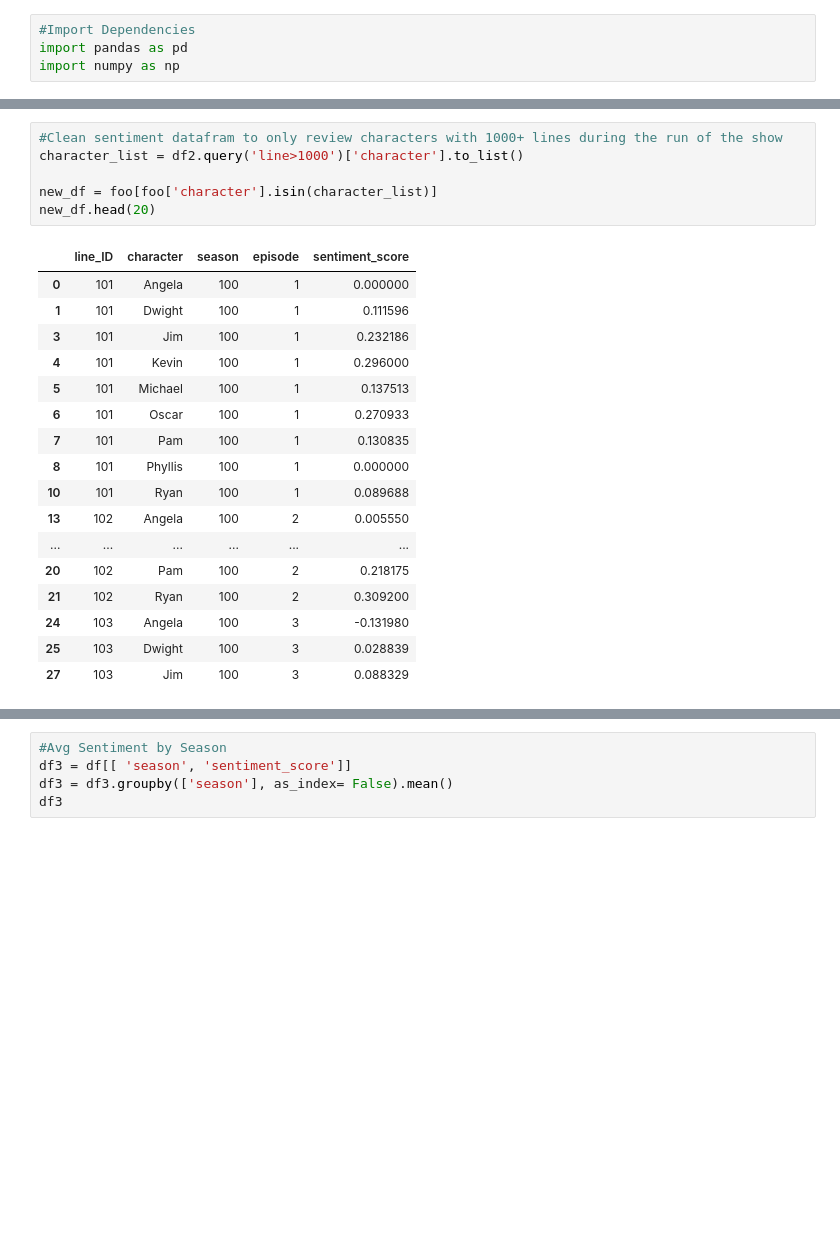
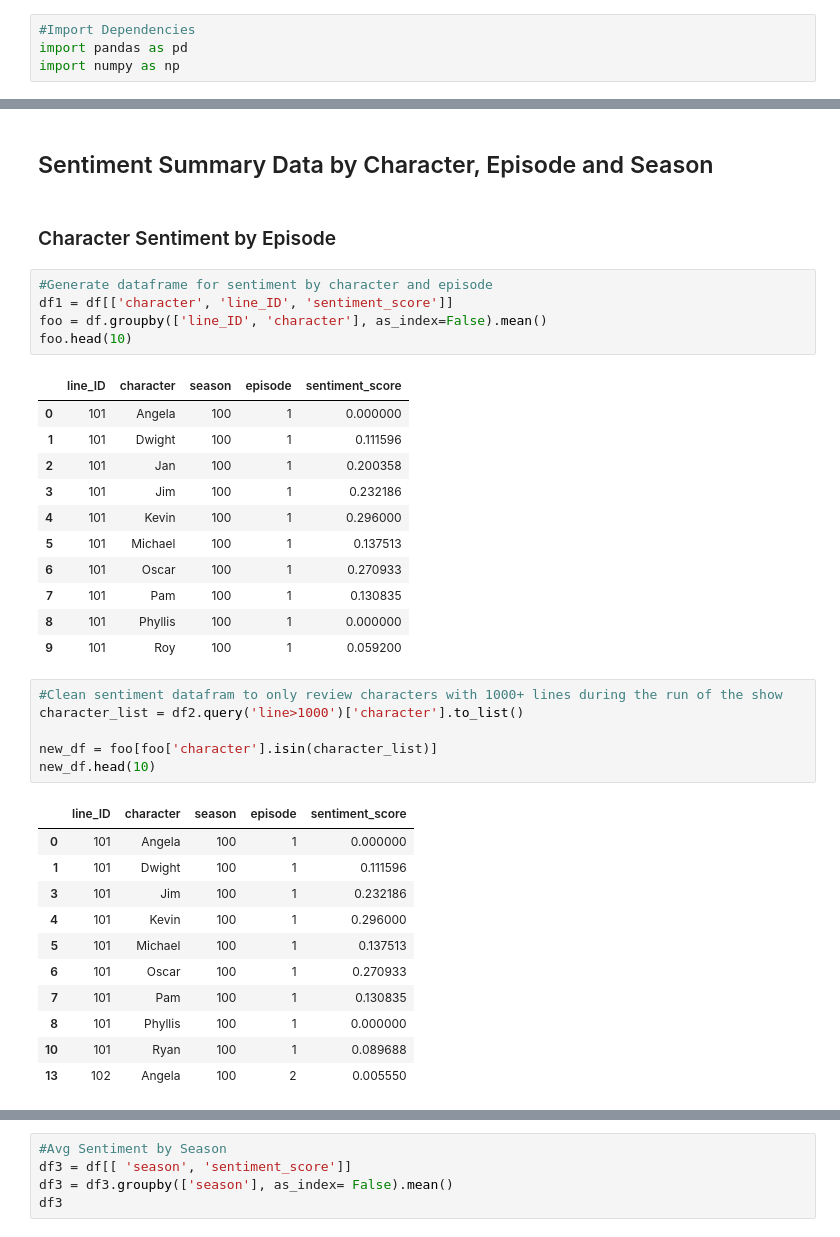
Before and after one commit to Kiehl012/Threat_Level_Midnight, a Jupyter notebook: kbradleyvogt/Sentiment Chart.ipynb, the cells around one changed output, grey strips where cells are left out. Cells and saved outputs as stored; diff of their text form; blank space fills up the shorter version.

```diff
--- a/kbradleyvogt/Sentiment Chart.ipynb
+++ b/kbradleyvogt/Sentiment Chart.ipynb
@@ -53,30 +48,45 @@ df2.head(10)
 | 22 | Oscar | 1552 |
 | 10 | Erin | 1474 |
 | 28 | Ryan | 1415 |
+# %% [markdown]
+## Sentiment Summary Data by Character, Episode and Season
+# %% [markdown]
+### Character Sentiment by Episode
+# %%
+#Generate dataframe for sentiment by character and episode
+df1 = df[['character', 'line_ID', 'sentiment_score']]
+foo = df.groupby(['line_ID', 'character'], as_index=False).mean()
+foo.head(10)
+# %% [output]
+|  | line_ID | character | season | episode | sentiment_score |
+| 0 | 101 | Angela | 100 | 1 | 0.000000 |
+| 1 | 101 | Dwight | 100 | 1 | 0.111596 |
+| 2 | 101 | Jan | 100 | 1 | 0.200358 |
+| 3 | 101 | Jim | 100 | 1 | 0.232186 |
+| 4 | 101 | Kevin | 100 | 1 | 0.296000 |
+| 5 | 101 | Michael | 100 | 1 | 0.137513 |
+| 6 | 101 | Oscar | 100 | 1 | 0.270933 |
+| 7 | 101 | Pam | 100 | 1 | 0.130835 |
+| 8 | 101 | Phyllis | 100 | 1 | 0.000000 |
+| 9 | 101 | Roy | 100 | 1 | 0.059200 |
 # %%
 #Clean sentiment datafram to only review characters with 1000+ lines during the run of the show
 character_list = df2.query('line>1000')['character'].to_list()
 
 new_df = foo[foo['character'].isin(character_list)]
-new_df.head(20)
+new_df.head(10)
 # %% [output]
 |  | line_ID | character | season | episode | sentiment_score |
 | 0 | 101 | Angela | 100 | 1 | 0.000000 |
 | 1 | 101 | Dwight | 100 | 1 | 0.111596 |
 | 3 | 101 | Jim | 100 | 1 | 0.232186 |
 | 4 | 101 | Kevin | 100 | 1 | 0.296000 |
 | 5 | 101 | Michael | 100 | 1 | 0.137513 |
 | 6 | 101 | Oscar | 100 | 1 | 0.270933 |
 | 7 | 101 | Pam | 100 | 1 | 0.130835 |
 | 8 | 101 | Phyllis | 100 | 1 | 0.000000 |
 | 10 | 101 | Ryan | 100 | 1 | 0.089688 |
 | 13 | 102 | Angela | 100 | 2 | 0.005550 |
-| ... | ... | ... | ... | ... | ... |
-| 20 | 102 | Pam | 100 | 2 | 0.218175 |
-| 21 | 102 | Ryan | 100 | 2 | 0.309200 |
-| 24 | 103 | Angela | 100 | 3 | -0.131980 |
-| 25 | 103 | Dwight | 100 | 3 | 0.028839 |
-| 27 | 103 | Jim | 100 | 3 | 0.088329 |
 # %%
 #Create graph data for sentiment by episode for each character
 graph_data = new_df.pivot(index='character', columns='line_ID', values='sentiment_score')
```
Also changed, not shown: parts of 23 cells of this notebook, 2 other files.
